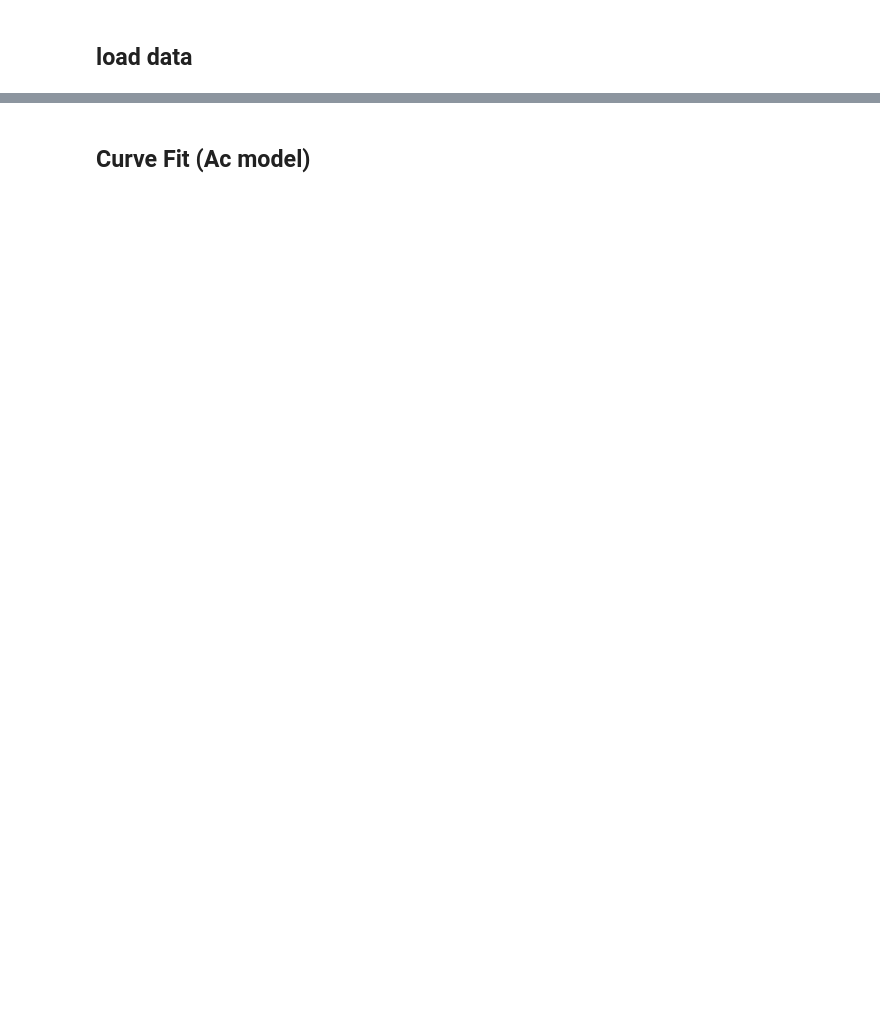
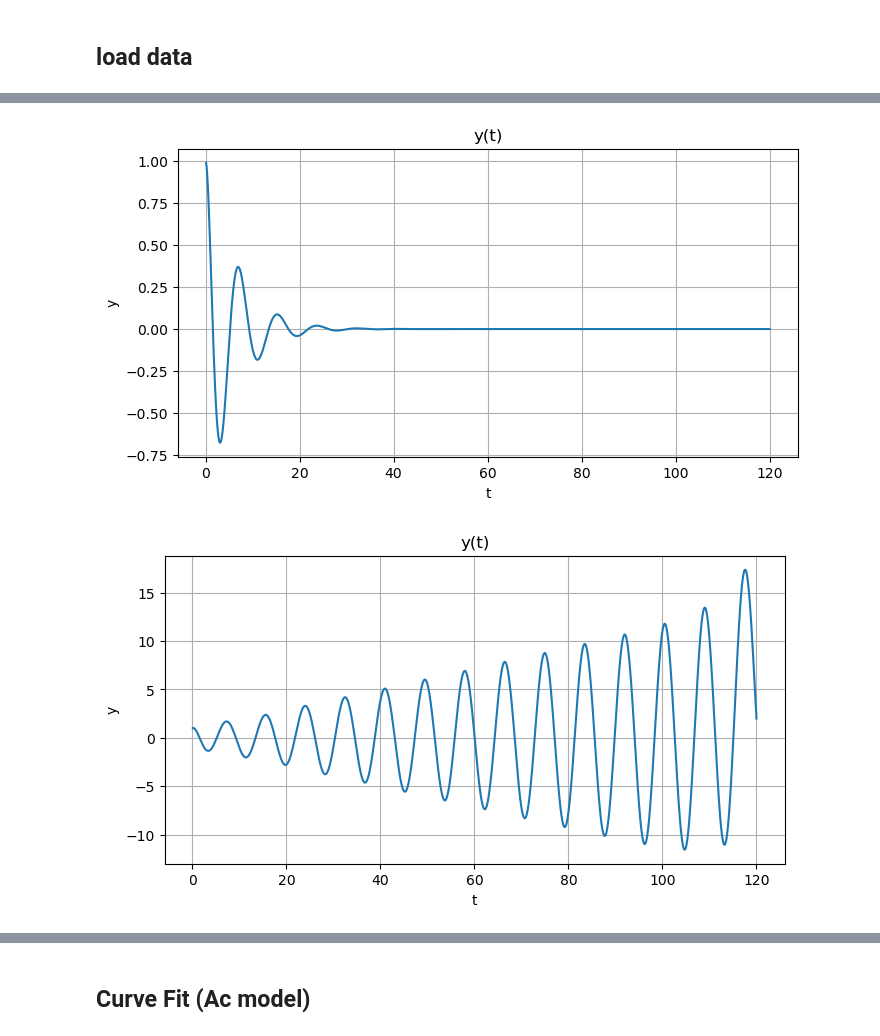
Before and after one commit to keiichirokubota/varpro, a Jupyter notebook: varpro.ipynb, the cells around one changed output, grey strips where cells are left out. Saved outputs shown, nothing was run; the diff lists cells and outputs as text; code cells hidden in the pictures; blank space fills up the shorter version.

```diff
--- a/varpro.ipynb
+++ b/varpro.ipynb
@@ -39 +3,51 @@ imqnmn01average_data = np.array(df.iloc[:, 0])
+# %%
+import numpy as np
+import pandas as pd
+import matplotlib.pyplot as plt
+
+# CSVファイルのパス
+csv_path = "data/AC_waveform_data_11.5724.csv"
+
+# データの読み込み
+df = pd.read_csv(csv_path)
+
+t_data = np.array(df.iloc[:, 0])[0:1200]
+y_data = np.array(df.iloc[:, 1])[0:1200]
+
+plt.figure(figsize=(8, 4))
+plt.plot(t_data, y_data)
+plt.xlabel('t')
+plt.ylabel('y')
+plt.title('y(t)')
+plt.grid(True)
+plt.show()
+
+df = pd.read_csv("data/Reqnmn0.csv")
+reqnmn0_data = np.array(df.iloc[:, 0])
+df = pd.read_csv("data/Imqnmn0.csv")
+imqnmn0_data = np.array(df.iloc[:, 0])
+df = pd.read_csv("data/Reqnmn1.csv")
+reqnmn1_data = np.array(df.iloc[:, 0])
+df = pd.read_csv("data/Imqnmn1.csv")
+imqnmn1_data = np.array(df.iloc[:, 0])
+df = pd.read_csv("data/Reqnmn01average.csv")
+reqnmn01average_data = np.array(df.iloc[:, 0])
+df = pd.read_csv("data/Imqnmn01average.csv")
+imqnmn01average_data = np.array(df.iloc[:, 0])
+
+# 減衰を打ち消す
+damping_factor = 0.21444 # 0.21444 # 0.19 # 0.1779
+damped_sinusoid_data = (np.exp(damping_factor * t_data))
+y_data = np.multiply(damped_sinusoid_data, y_data)
+plt.figure(figsize=(8, 4))
+plt.plot(t_data, y_data)
+plt.xlabel('t')
+plt.ylabel('y')
+plt.title('y(t)')
+plt.grid(True)
+# plt.show()
+# plt.savefig("resonance.png")
+# %% [output]
+[figure, added]
+[figure, added]
 # %% [markdown]
```
Also changed, not shown: parts of 13 cells of this notebook, 10 other files.
